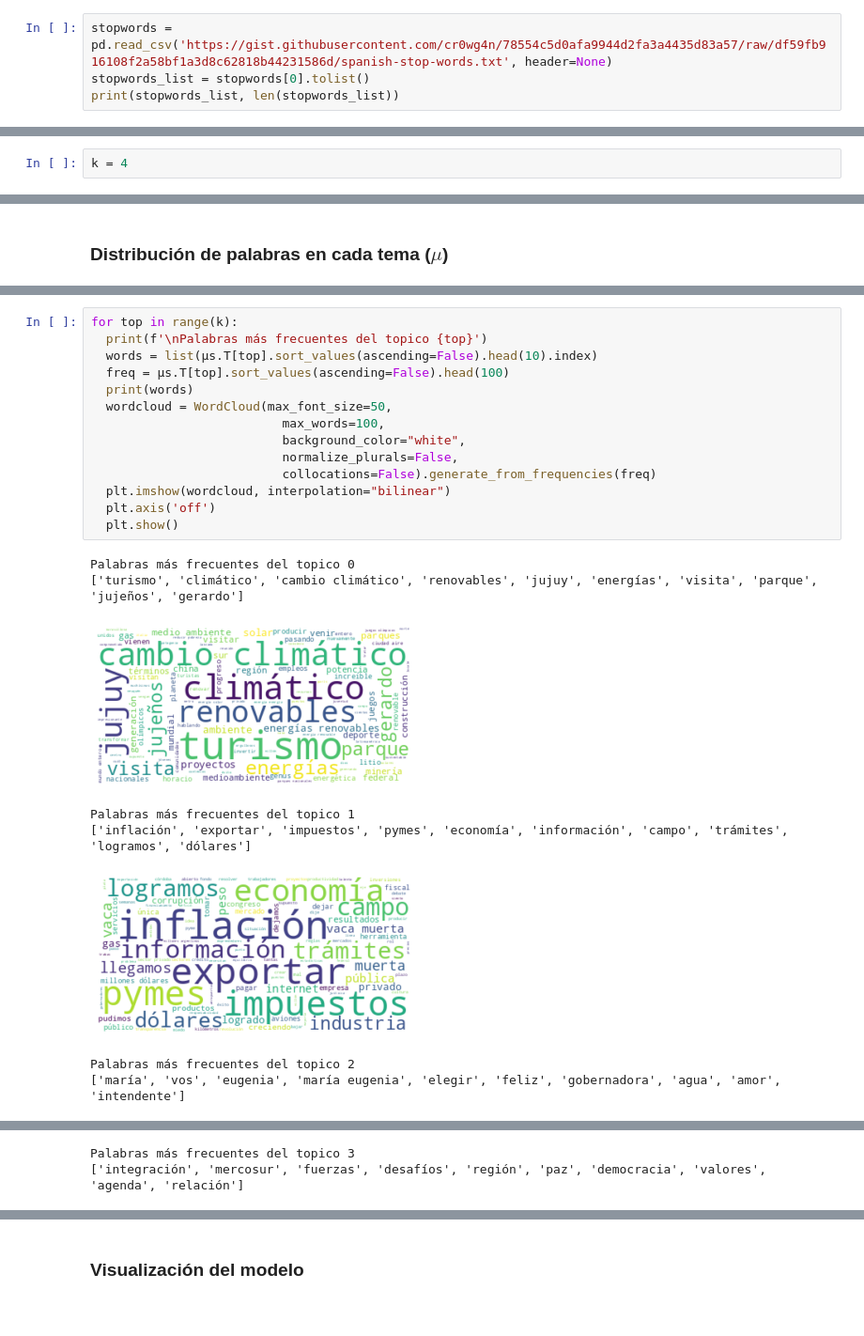
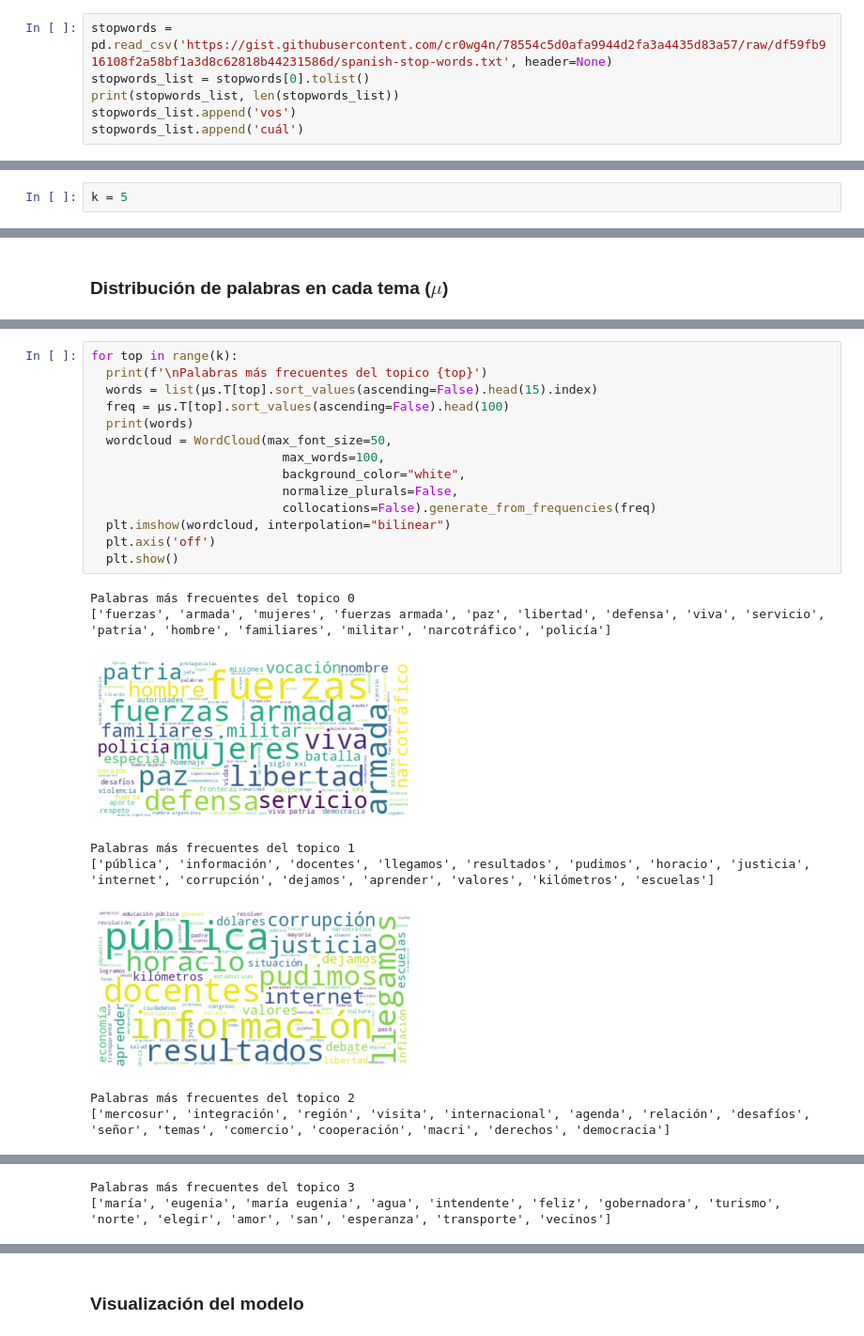
Before and after one commit to contepablod/PresidentialSpeechTopicModeling, a Jupyter notebook: Notebooks/Discursos_MM.ipynb, the cells around one changed output, grey strips where cells are left out. Shown at 94% size. Drawn from its saved outputs; the diff is of its cells as text.

```diff
--- a/Notebooks/Discursos_MM.ipynb
+++ b/Notebooks/Discursos_MM.ipynb
@@ -39,6 +39,8 @@ print(stopwords_nltk, len(stopwords_nltk))
 stopwords = pd.read_csv('https://gist.githubusercontent.com/cr0wg4n/78554c5d0afa9944d2fa3a4435d83a57/raw/df59fb916108f2a58bf1a3d8c62818b44231586d/spanish-stop-words.txt', header=None)
 stopwords_list = stopwords[0].tolist()
 print(stopwords_list, len(stopwords_list))
+stopwords_list.append('vos')
+stopwords_list.append('cuál')
 # %% [output]
 ['a', 'actualmente', 'adelante', 'además', 'afirmó', 'agregó', 'ahora', 'ahí', 'al', 'algo', 'alguna', 'algunas', 'alguno', 'algunos', 'algún', 'alrededor', 'ambos', 'ampleamos', 'ante', 'anterior', ' ...
 # %% [markdown]
@@ -249,5 +251,5 @@ El número óptimo de topicos depende de las caracteristicas del texto a analiza
 
 No obstante existen algunas metricas que ayudan a determinar k.
 # %%
-k = 4
+k = 5
 # %%
@@ -317,23 +320,23 @@ print(μs.shape)
 # %%
 for top in range(k):
   print(f'\nPalabras más frecuentes del topico {top}')
-  words = list(μs.T[top].sort_values(ascending=False).head(10).index)
+  words = list(μs.T[top].sort_values(ascending=False).head(15).index)
   freq = μs.T[top].sort_values(ascending=False).head(100)
   print(words)
   wordcloud = WordCloud(max_font_size=50,
                           max_words=100,
                           background_color="white",
                           normalize_plurals=False,
                           collocations=False).generate_from_frequencies(freq)
   plt.imshow(wordcloud, interpolation="bilinear")
   plt.axis('off')
   plt.show()
 # %% [output]
 Palabras más frecuentes del topico 0
-['turismo', 'climático', 'cambio climático', 'renovables', 'jujuy', 'energías', 'visita', 'parque', 'jujeños', 'gerardo']
+['fuerzas', 'armada', 'mujeres', 'fuerzas armada', 'paz', 'libertad', 'defensa', 'viva', 'servicio', 'patria', 'hombre', 'familiares', 'militar', 'narcotráfico', 'policía']
-[figure, old version]
+[figure, new version]
 Palabras más frecuentes del topico 1
-['inflación', 'exportar', 'impuestos', 'pymes', 'economía', 'información', 'campo', 'trámites', 'logramos', 'dólares']
+['pública', 'información', 'docentes', 'llegamos', 'resultados', 'pudimos', 'horacio', 'justicia', 'internet', 'corrupción', 'dejamos', 'aprender', 'valores', 'kilómetros', 'escuelas']
-[figure, old version]
+[figure, new version]
 Palabras más frecuentes del topico 2
-['maría', 'vos', 'eugenia', 'maría eugenia', 'elegir', 'feliz', 'gobernadora', 'agua', 'amor', 'intendente']
+['mercosur', 'integración', 'región', 'visita', 'internacional', 'agenda', 'relación', 'desafíos', 'señor', 'temas', 'comercio', 'cooperación', 'macri', 'derechos', 'democracia']
@@ -341,2 +344,2 @@ Palabras más frecuentes del topico 2
 Palabras más frecuentes del topico 3
-['integración', 'mercosur', 'fuerzas', 'desafíos', 'región', 'paz', 'democracia', 'valores', 'agenda', 'relación']
+['maría', 'eugenia', 'maría eugenia', 'agua', 'intendente', 'feliz', 'gobernadora', 'turismo', 'norte', 'elegir', 'amor', 'san', 'esperanza', 'transporte', 'vecinos']
```
Also changed, not shown: parts of 16 cells of this notebook, 6 other files.
